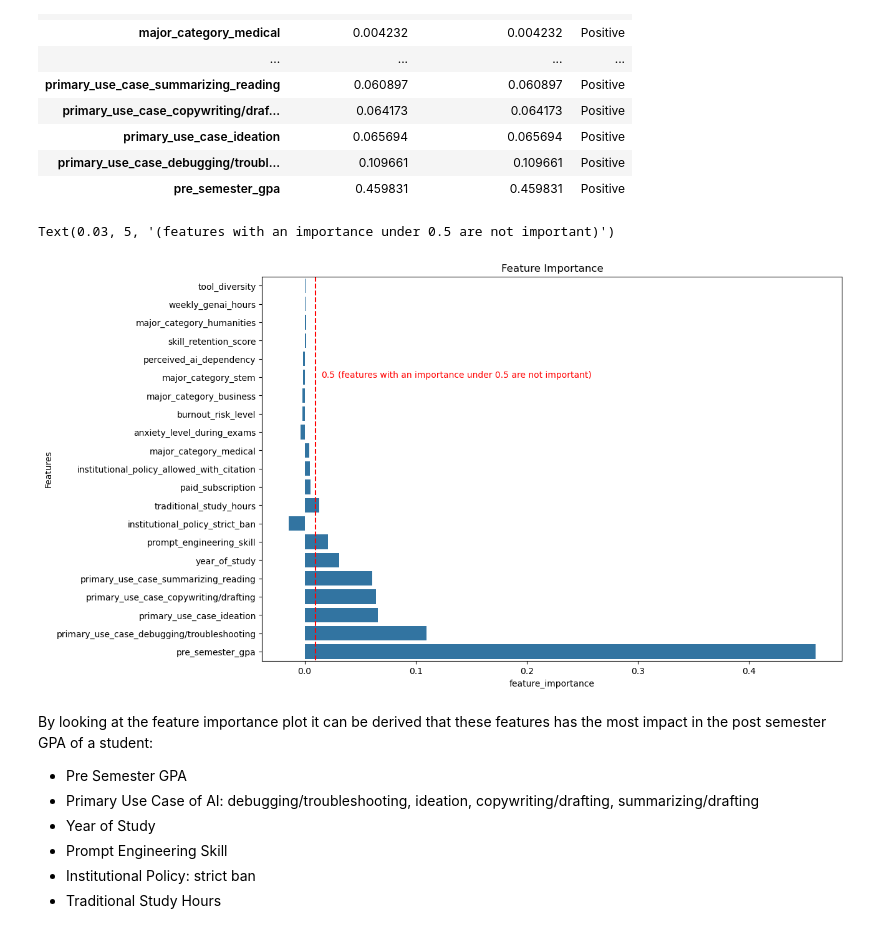
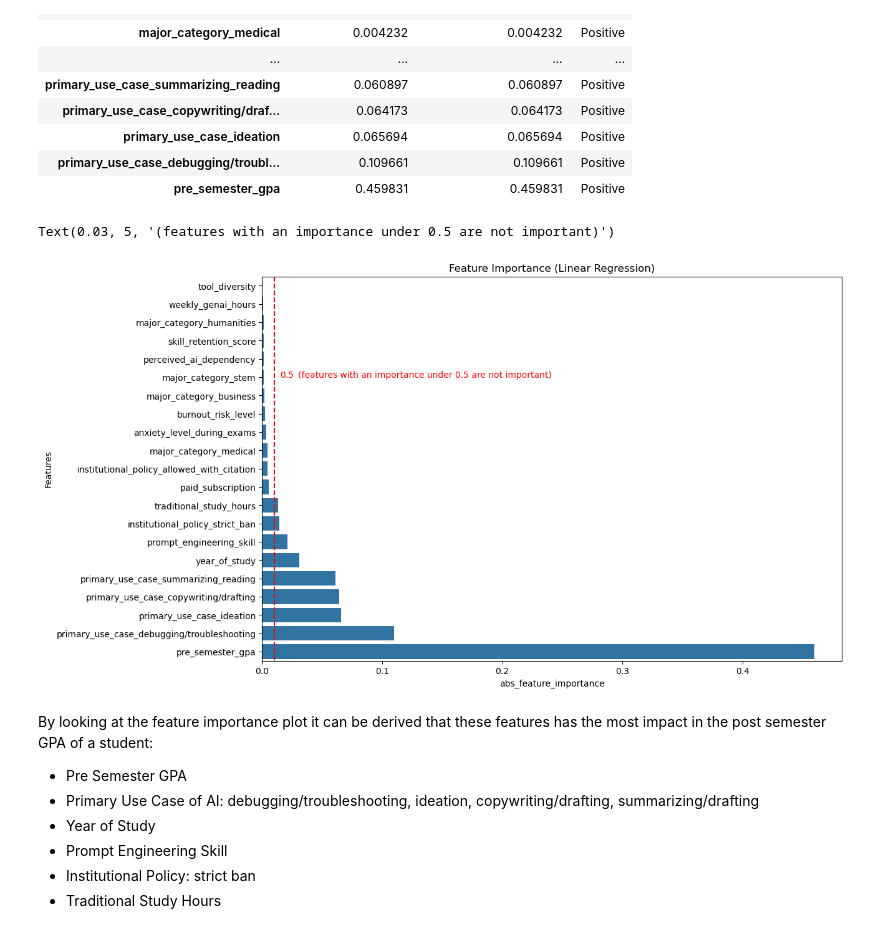
Before and after one commit to Erfan-Taherirani/Applied-ML-Lab, a Jupyter notebook: core_ml/regression/impact_of_ai_on_students/notebooks/modeling.ipynb, the cells around one changed output. Saved outputs shown, nothing was run; the diff lists cells and outputs as text; code cells hidden in the pictures.

```diff
--- a/core_ml/regression/impact_of_ai_on_students/notebooks/modeling.ipynb
+++ b/core_ml/regression/impact_of_ai_on_students/notebooks/modeling.ipynb
@@ -89,20 +90,20 @@ importances
 # %%
 plt.figure(figsize=(12, 8))
 sns.barplot(
     data=importances,
     y=importances.index,
-    x="feature_importance"
+    x="abs_feature_importance"
 )
 
-plt.title("Feature Importance")
+plt.title("Feature Importance (Linear Regression)")
 plt.ylabel("Features")
 plt.vlines(x=0.01, ymin=-0.5, ymax=20.5, color="red", linestyle="--")
 plt.ylim(20.5, -0.5)
 plt.text(0.015, y=5, s="0.5", color="red")
 plt.text(0.03, y=5, s="(features with an importance under 0.5 are not important)", color="red")
 # %% [output]
 Text(0.03, 5, '(features with an importance under 0.5 are not important)')
-[figure, old version]
+[figure, new version]
 # %% [markdown]
 By looking at the feature importance plot it can be derived that these features has the most impact in the post semester GPA of a student:
 - Pre Semester GPA
```
Also changed, not shown: parts of 21 cells of this notebook, 7 other files.
